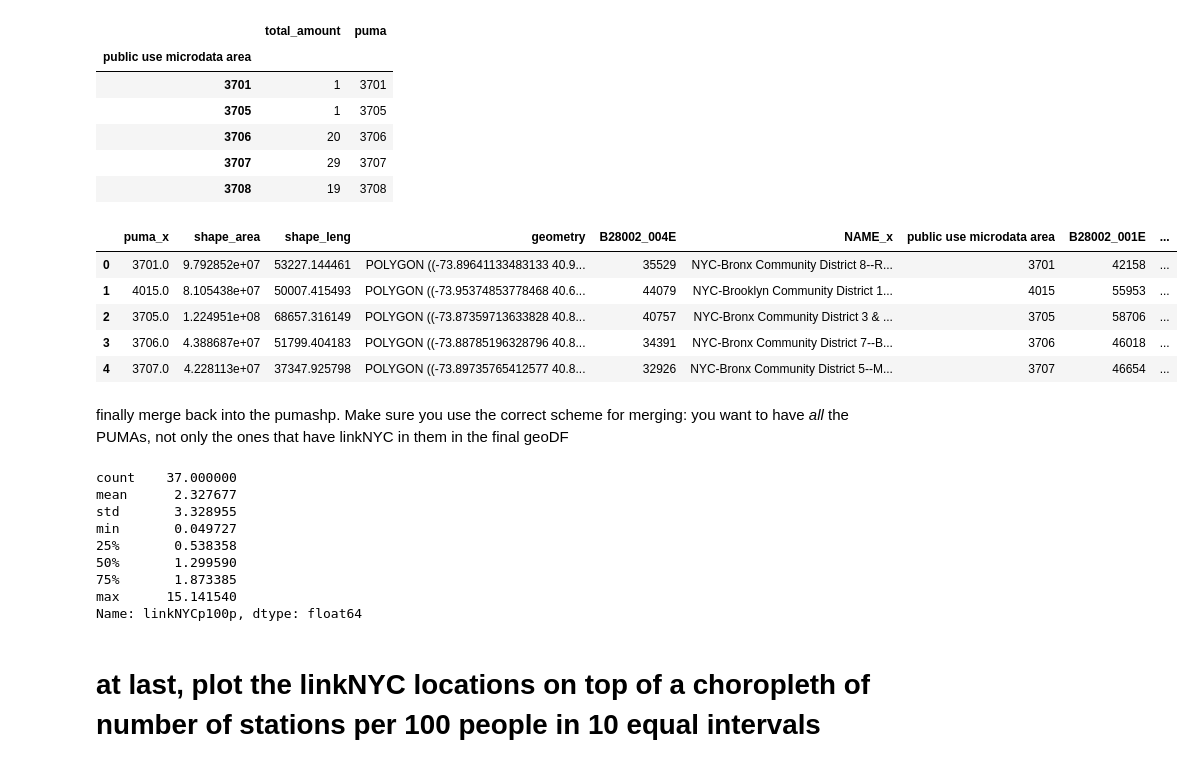
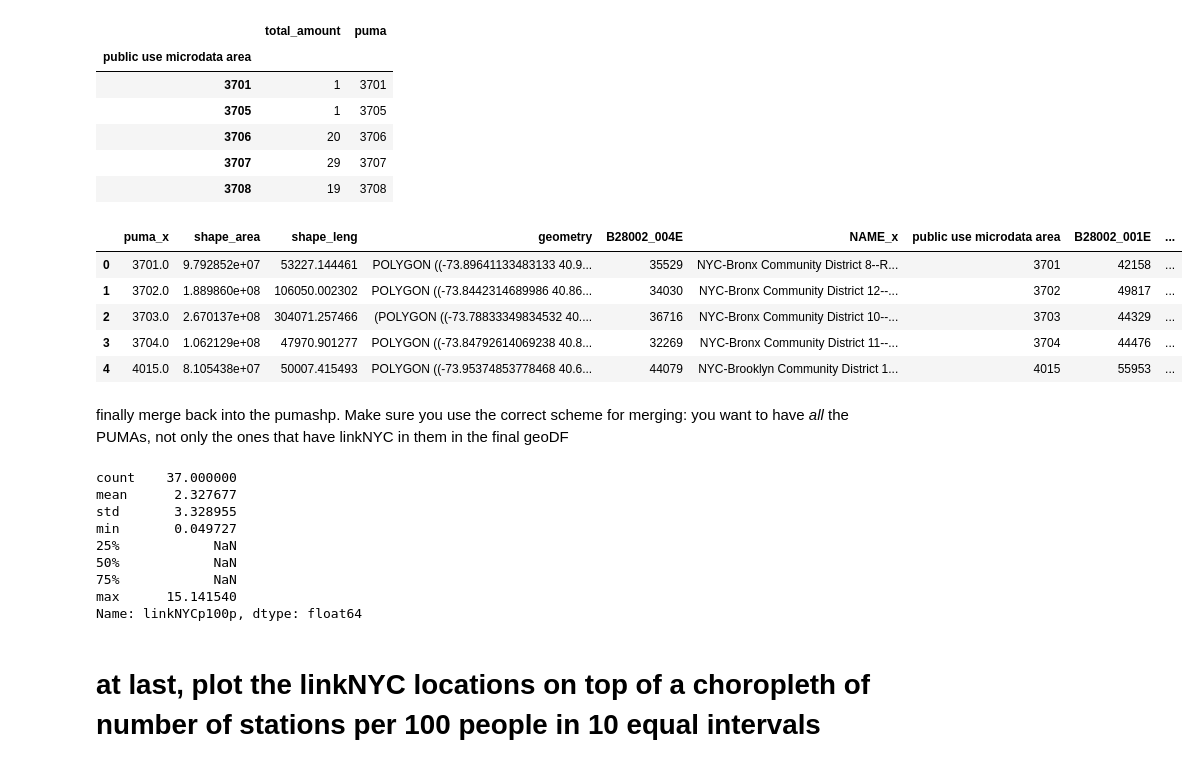
Before and after one commit to Mingyi1995/PUI2018_mh5172, a Jupyter notebook: HW7_mh5172/geopandas_census_instructions.ipynb, the cells around one changed output. Saved outputs shown, nothing was run; the diff lists cells and outputs as text; code cells hidden in the pictures.

```diff
--- a/HW7_mh5172/geopandas_census_instructions.ipynb
+++ b/HW7_mh5172/geopandas_census_instructions.ipynb
@@ -545,30 +545,32 @@ count_linkNYCf.head()
 | 3707 | 29 | 3707 |
 | 3708 | 19 | 3708 |
 # %%
-pumashplc = pumashp_2.merge(pumaPop, left_on='public use microdata area',right_on='public use microdata area')
-pumashplc = pumashplc.merge(count_linkNYCf,left_on='public use microdata area',right_on=count_linkNYCf['puma'])
+pumashplc = pumashp_2.merge(pumaPop, left_on='public use microdata area',right_on='public use microdata area',how='inner')
+pumashplc = pumashplc.merge(count_linkNYCf,left_on='public use microdata area',right_on=count_linkNYCf['puma'],how='outer')
 pumashplc.head()
 # %% [output]
 |  | puma_x | shape_area | shape_leng | geometry | B28002_004E | NAME_x | public use microdata area | B28002_001E | ... |
 | 0 | 3701.0 | 9.792852e+07 | 53227.144461 | POLYGON ((-73.89641133483133 40.9... | 35529 | NYC-Bronx Community District 8--R... | 3701 | 42158 | ... |
-| 1 | 4015.0 | 8.105438e+07 | 50007.415493 | POLYGON ((-73.95374853778468 40.6... | 44079 | NYC-Brooklyn Community District 1... | 4015 | 55953 | ... |
-| 2 | 3705.0 | 1.224951e+08 | 68657.316149 | POLYGON ((-73.87359713633828 40.8... | 40757 | NYC-Bronx Community District 3 & ... | 3705 | 58706 | ... |
-| 3 | 3706.0 | 4.388687e+07 | 51799.404183 | POLYGON ((-73.88785196328796 40.8... | 34391 | NYC-Bronx Community District 7--B... | 3706 | 46018 | ... |
-| 4 | 3707.0 | 4.228113e+07 | 37347.925798 | POLYGON ((-73.89735765412577 40.8... | 32926 | NYC-Bronx Community District 5--M... | 3707 | 46654 | ... |
+| 1 | 3702.0 | 1.889860e+08 | 106050.002302 | POLYGON ((-73.8442314689986 40.86... | 34030 | NYC-Bronx Community District 12--... | 3702 | 49817 | ... |
+| 2 | 3703.0 | 2.670137e+08 | 304071.257466 | (POLYGON ((-73.78833349834532 40.... | 36716 | NYC-Bronx Community District 10--... | 3703 | 44329 | ... |
+| 3 | 3704.0 | 1.062129e+08 | 47970.901277 | POLYGON ((-73.84792614069238 40.8... | 32269 | NYC-Bronx Community District 11--... | 3704 | 44476 | ... |
+| 4 | 4015.0 | 8.105438e+07 | 50007.415493 | POLYGON ((-73.95374853778468 40.6... | 44079 | NYC-Brooklyn Community District 1... | 4015 | 55953 | ... |
 # %% [markdown]
 finally merge back into the pumashp. Make sure you use the correct scheme for merging: you want to have _all_ the PUMAs, not only the ones that have linkNYC in them in the final geoDF
 # %%
 #linkNYC per 100 inhabitants
+# pumashplc['total_amount'] = pumashplc['total_amount'].astype(float)
 pumashplc['linkNYCp100p'] = pumashplc['total_amount']/pumashplc['population']*100
+
 pumashplc["linkNYCp100p"].describe()
 # %% [output]
 count    37.000000
 mean      2.327677
 std       3.328955
 min       0.049727
-25%       0.538358
-50%       1.299590
-75%       1.873385
+25%            NaN
+50%            NaN
+75%            NaN
 max      15.141540
 Name: linkNYCp100p, dtype: float64
 # %% [markdown]
```
Also changed, not shown: parts of 7 cells of this notebook.
